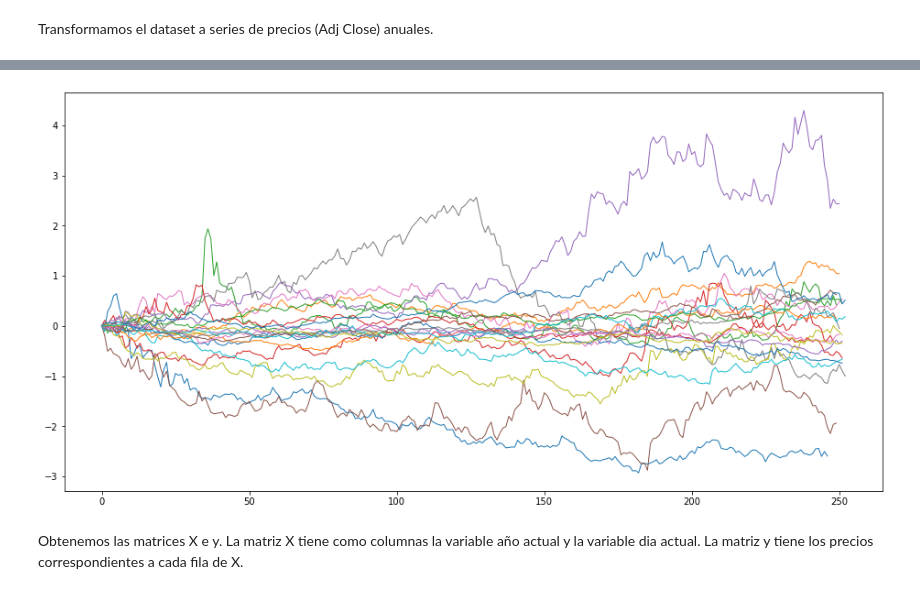
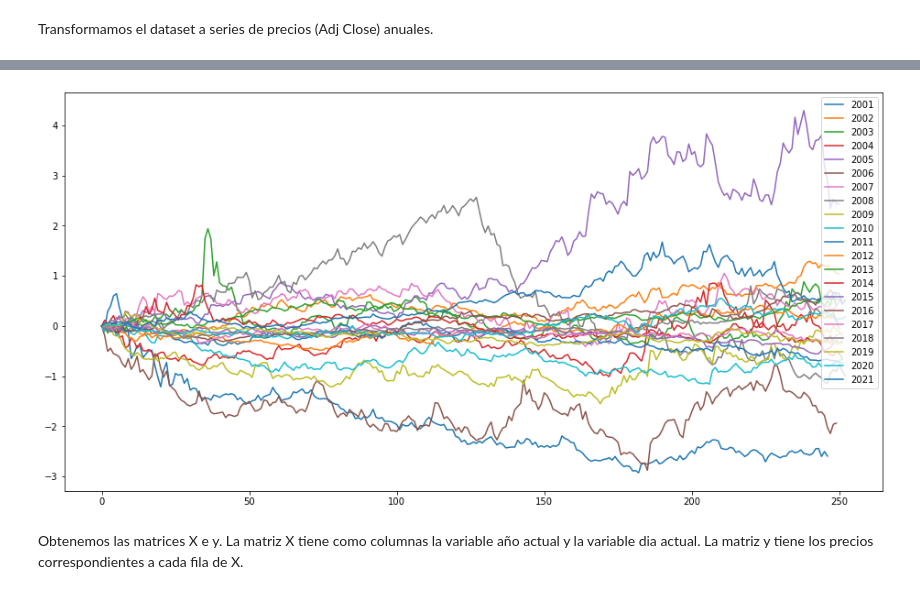
Before and after one commit to marcoscobo/GaussianProcesses, a Jupyter notebook: TFM_01.ipynb, the cells around one changed output, grey strips where cells are left out. Drawn from its saved outputs; the diff is of its cells as text; code cells hidden in the pictures.

```diff
--- a/TFM_01.ipynb
+++ b/TFM_01.ipynb
@@ -56,7 +57,7 @@ natural_gas_years.head()
 5 rows × 21 columns
 # %%
-natural_gas_plot = natural_gas_years.plot(figsize=(16,8), legend=False, linewidth=1)
+natural_gas_plot = natural_gas_years.plot(figsize=(16,8), legend=True, linewidth=1.5)
 # %% [output]
-[figure, old version]
+[figure, new version]
 # %% [markdown]
 Obtenemos las matrices X e y. La matriz X tiene como columnas la variable año actual y la variable dia actual. La matriz y tiene los precios correspondientes a cada fila de X.
```
Also changed, not shown: parts of 5 cells of this notebook, 1 other file.
